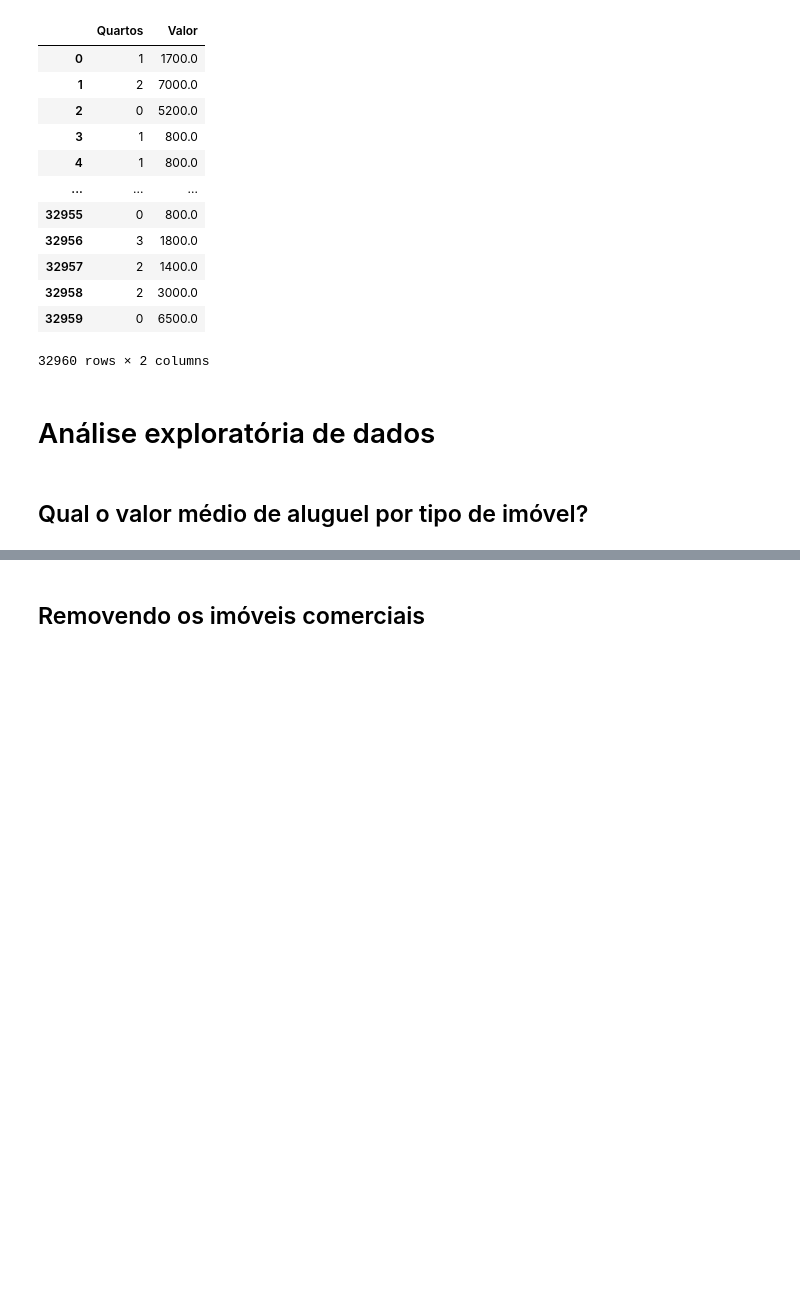
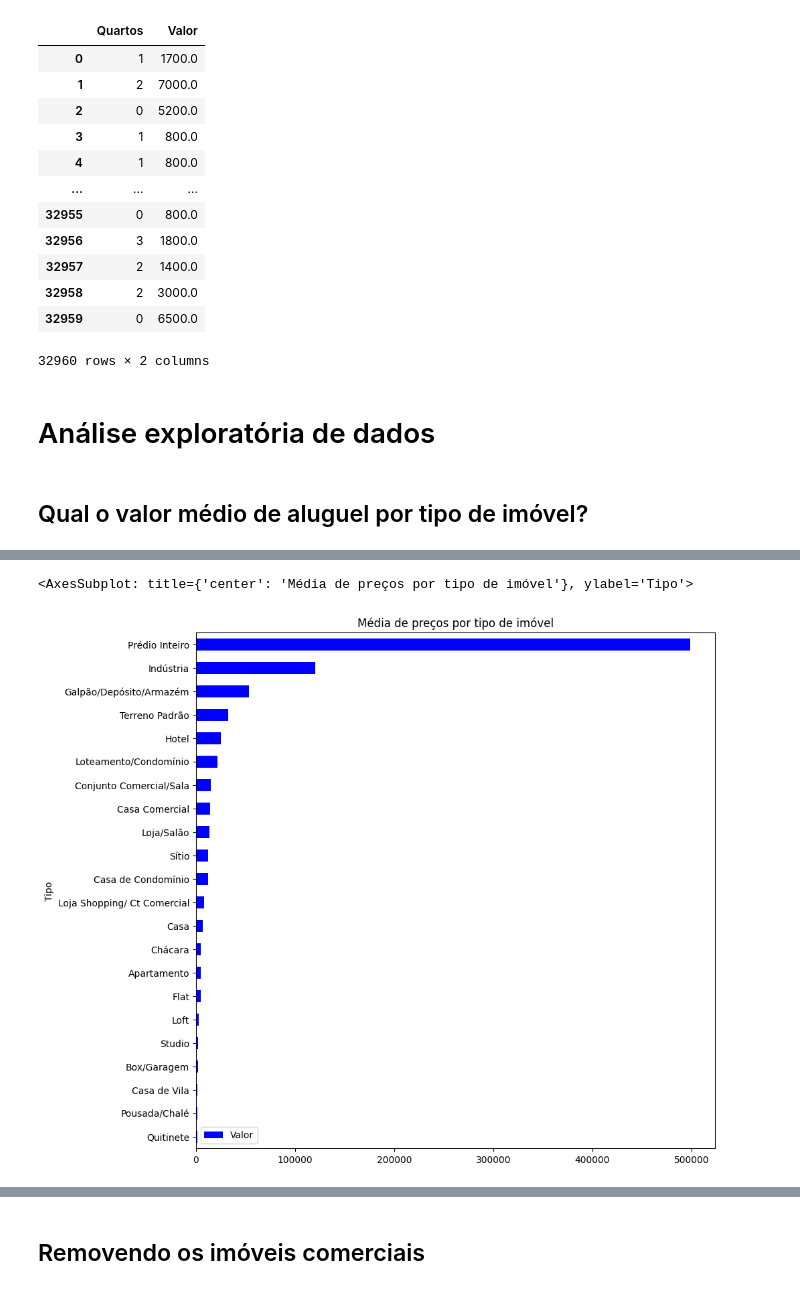
Before and after one commit to LuizWinsig/pandas-conhecendo-a-biblioteca, a Jupyter notebook: aula-1/projeto_imobiliaria_aula_1.ipynb, the cells around one changed output, grey strips where cells are left out. Drawn from its saved outputs; the diff is of its cells as text; code cells hidden in the pictures; blank space fills up the shorter version.

```diff
--- a/aula-1/projeto_imobiliaria_aula_1.ipynb
+++ b/aula-1/projeto_imobiliaria_aula_1.ipynb
@@ -151,0 +186,3 @@ dados[['Quartos', 'Valor']]
+# %%
+mediaportipo=dados.groupby('Tipo')[['Valor']].mean(numeric_only=True).sort_values('Valor')
+mediaportipo
@@ -151,0 +208,5 @@ dados[['Quartos', 'Valor']]
+# %%
+mediaportipo.plot(kind='barh', figsize=(10, 10), title='Média de preços por tipo de imóvel',color='blue')
+# %% [output]
+<AxesSubplot: title={'center': 'Média de preços por tipo de imóvel'}, ylabel='Tipo'>
+[figure, added]
```
Also changed, not shown: parts of 43 cells of this notebook, 2 other files.
